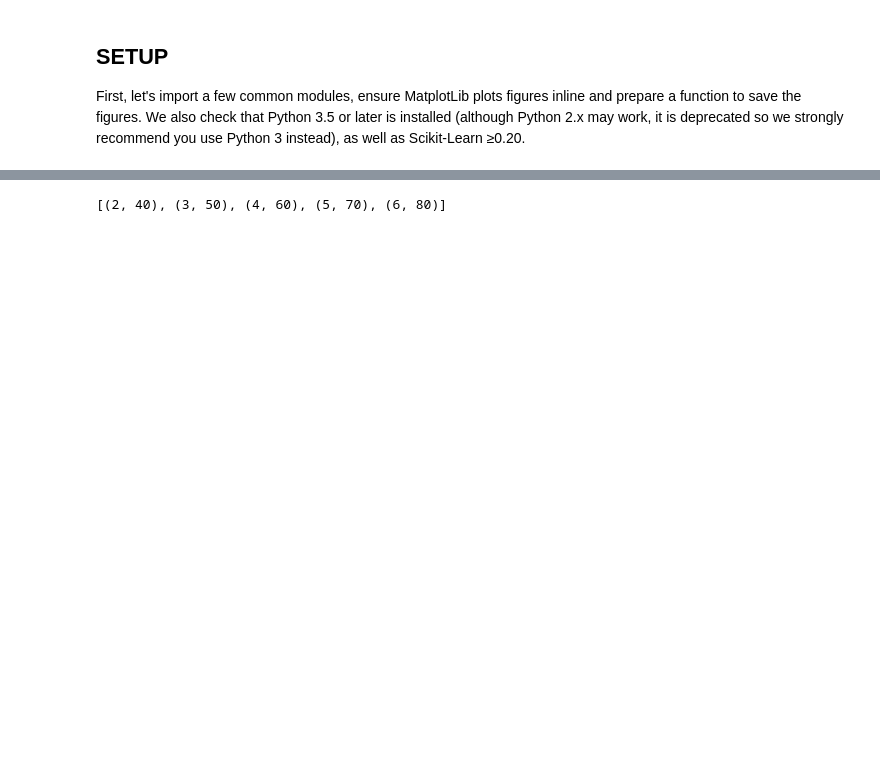
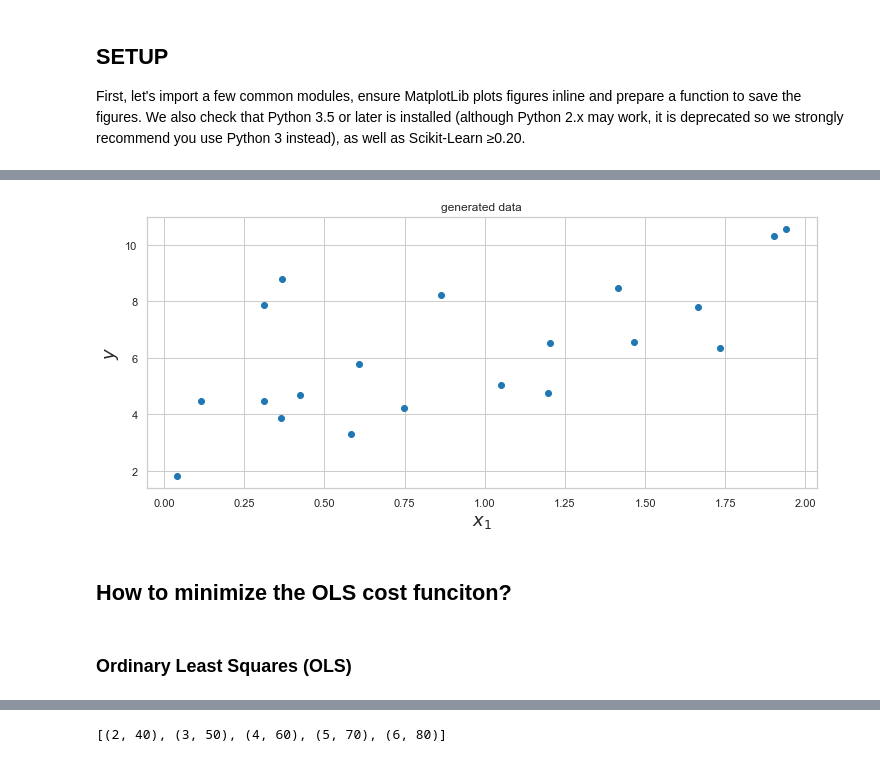
Before and after one commit to ssegui/ml_ub, a Jupyter notebook: notebooks/Session3.ipynb, the cells around one changed output, grey strips where cells are left out. Drawn from its saved outputs; the diff is of its cells as text; code cells hidden in the pictures; blank space fills up the shorter version.

```diff
--- a/notebooks/Session3.ipynb
+++ b/notebooks/Session3.ipynb
@@ -73,0 +91,12 @@ linear regression pros:
+# %%
+plt.plot(X,y,"o")
+plt.xlabel("$x_1 $", fontsize=18)
+plt.ylabel("$y $", rotation=90, fontsize=18)
+plt.title('generated data')
+plt.show()
+# %% [output]
+[figure, added]
+# %% [markdown]
+## How to minimize the OLS cost funciton?
+# %% [markdown]
+### Ordinary Least Squares (OLS)
```
Also changed, not shown: parts of 33 cells of this notebook.
